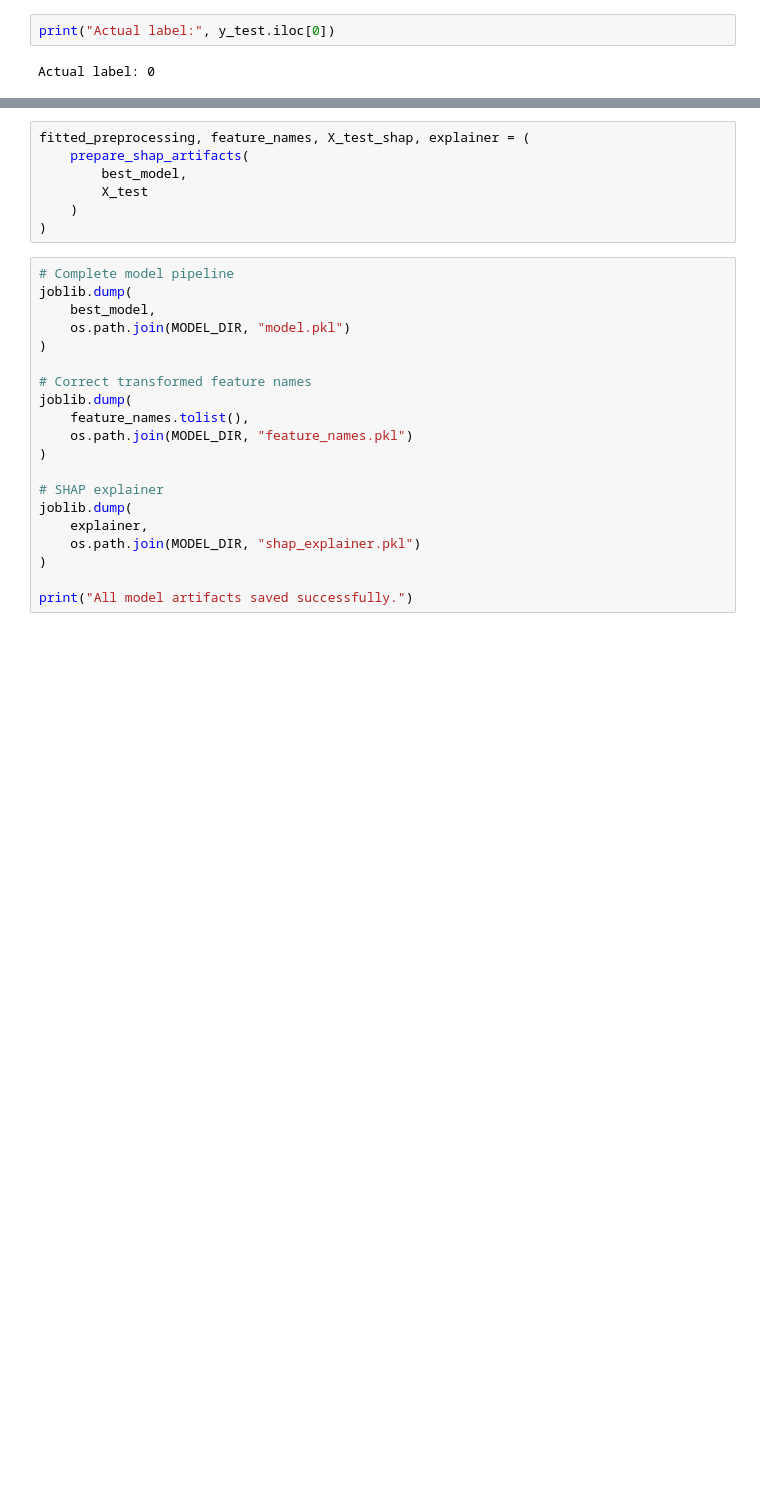
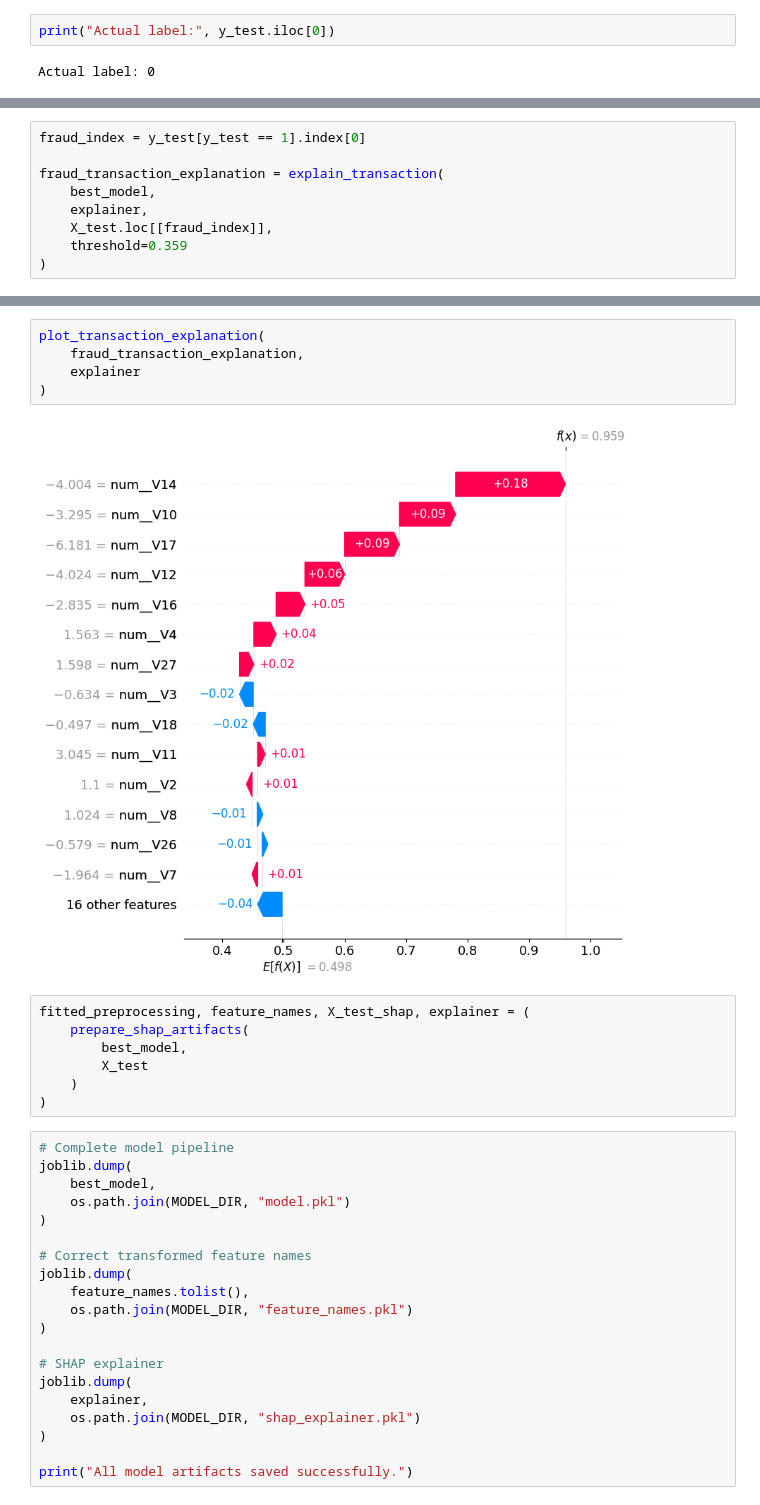
Before and after one commit to Janhvesh-Patil/RiskLens-AI, a Jupyter notebook: backend/TransactionFraudDetector.ipynb, the cells around one changed output, grey strips where cells are left out. Saved outputs shown, nothing was run; the diff lists cells and outputs as text; blank space fills up the shorter version.

Commit message:
SHAP explanation completed with a fraud and legitimate examples

```diff
--- a/backend/TransactionFraudDetector.ipynb
+++ b/backend/TransactionFraudDetector.ipynb
@@ -1319,0 +1317,9 @@ def prepare_shap_artifacts(model, X_reference):
+# %%
+fraud_index = y_test[y_test == 1].index[0]
+
+fraud_transaction_explanation = explain_transaction(
+    best_model,
+    explainer,
+    X_test.loc[[fraud_index]],
+    threshold=0.359
+)
@@ -1320,3 +1346,10 @@ def prepare_shap_artifacts(model, X_reference):
+# %%
+plot_transaction_explanation(
+    fraud_transaction_explanation,
+    explainer
+)
+# %% [output]
+[figure, added]
 # %%
 fitted_preprocessing, feature_names, X_test_shap, explainer = (
     prepare_shap_artifacts(
```
Also changed, not shown: parts of 7 cells of this notebook.
